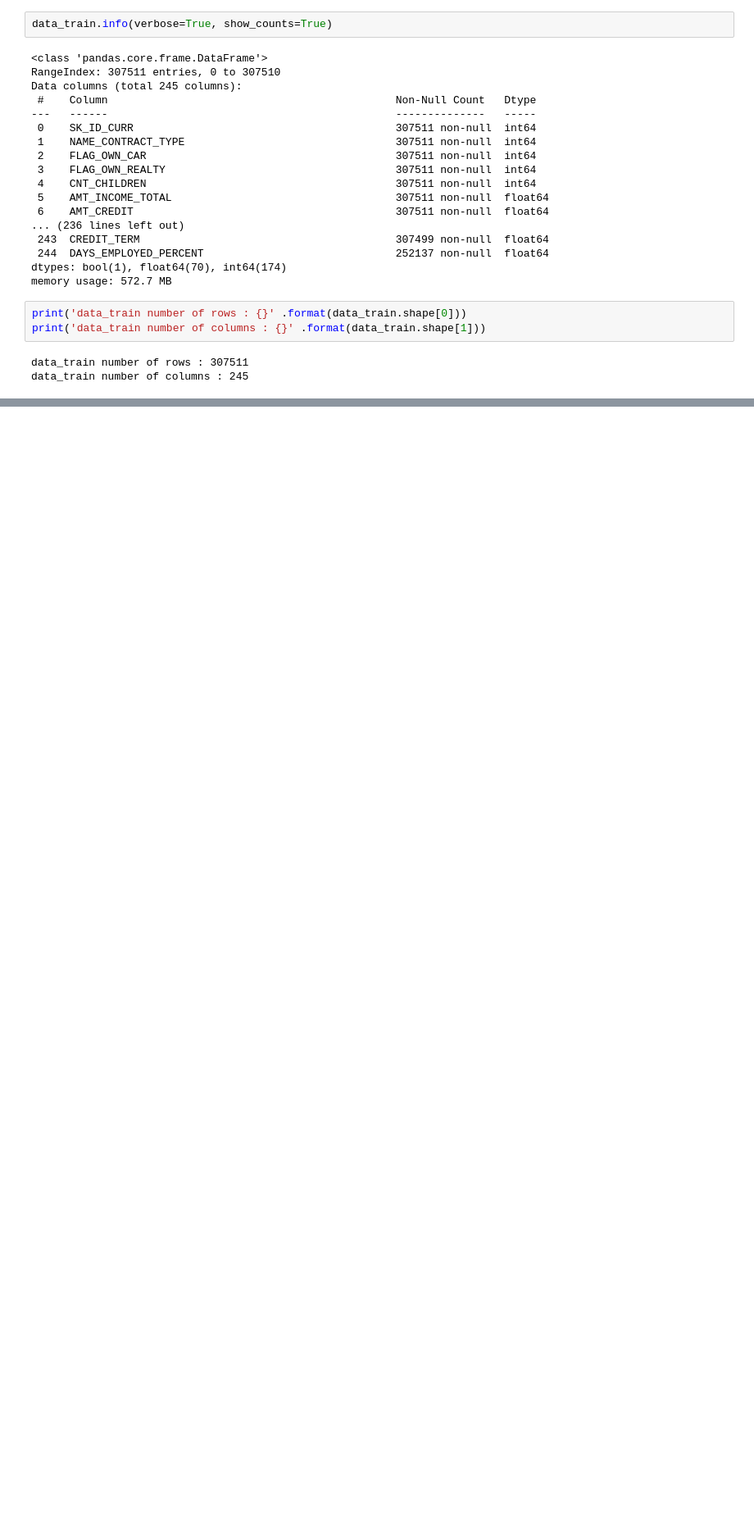
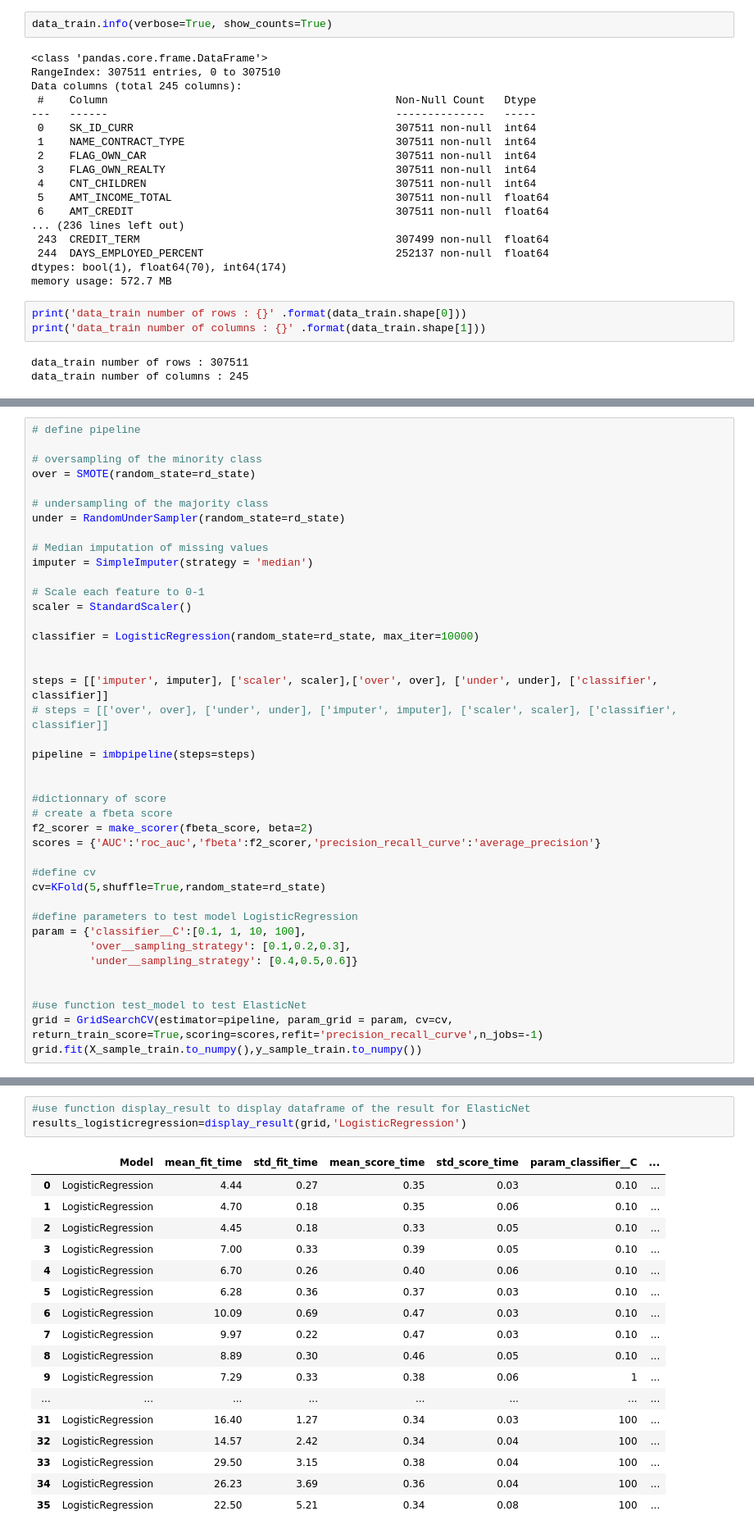
Before and after one commit to HuguesMAP/OC-P7-Impl-mentez-un-mod-le-de-scoring, a Jupyter notebook: Projet 7 - Implémentez un modèle de scoring - Modélisation.ipynb, the cells around one changed output, grey strips where cells are left out. Shown at 82% size. Drawn from its saved outputs; the diff is of its cells as text; blank space fills up the shorter version.

Commit message:
Add LogisticRegression in modelisation

```diff
--- a/Projet 7 - Implémentez un modèle de scoring - Modélisation.ipynb
+++ b/Projet 7 - Implémentez un modèle de scoring - Modélisation.ipynb
@@ -105,0 +201,41 @@ data_train number of columns : 245
+# %%
+# define pipeline
+
+# oversampling of the minority class
+over = SMOTE(random_state=rd_state)
+
+# undersampling of the majority class
+under = RandomUnderSampler(random_state=rd_state)
+
+# Median imputation of missing values
+imputer = SimpleImputer(strategy = 'median')
+
+# Scale each feature to 0-1
+scaler = StandardScaler()
+
+classifier = LogisticRegression(random_state=rd_state, max_iter=10000)
+
+
+steps = [['imputer', imputer], ['scaler', scaler],['over', over], ['under', under], ['classifier', classifier]]
+# steps = [['over', over], ['under', under], ['imputer', imputer], ['scaler', scaler], ['classifier', classifier]]
+
+pipeline = imbpipeline(steps=steps)
+
+
+#dictionnary of score
+# create a fbeta score
+f2_scorer = make_scorer(fbeta_score, beta=2)
+scores = {'AUC':'roc_auc','fbeta':f2_scorer,'precision_recall_curve':'average_precision'}
+
+#define cv
+cv=KFold(5,shuffle=True,random_state=rd_state)
+
+#define parameters to test model LogisticRegression
+param = {'classifier__C':[0.1, 1, 10, 100],
+         'over__sampling_strategy': [0.1,0.2,0.3],
+         'under__sampling_strategy': [0.4,0.5,0.6]}
+
+
+#use function test_model to test ElasticNet
+grid = GridSearchCV(estimator=pipeline, param_grid = param, cv=cv, return_train_score=True,scoring=scores,refit='precision_recall_curve',n_jobs=-1)
+grid.fit(X_sample_train.to_numpy(),y_sample_train.to_numpy())
@@ -105,0 +261,21 @@ data_train number of columns : 245
+# %%
+#use function display_result to display dataframe of the result for ElasticNet
+results_logisticregression=display_result(grid,'LogisticRegression')
+# %% [output]
+|  | Model | mean_fit_time | std_fit_time | mean_score_time | std_score_time | param_classifier__C | ... |
+| 0 | LogisticRegression | 4.44 | 0.27 | 0.35 | 0.03 | 0.10 | ... |
+| 1 | LogisticRegression | 4.70 | 0.18 | 0.35 | 0.06 | 0.10 | ... |
+| 2 | LogisticRegression | 4.45 | 0.18 | 0.33 | 0.05 | 0.10 | ... |
+| 3 | LogisticRegression | 7.00 | 0.33 | 0.39 | 0.05 | 0.10 | ... |
+| 4 | LogisticRegression | 6.70 | 0.26 | 0.40 | 0.06 | 0.10 | ... |
+| 5 | LogisticRegression | 6.28 | 0.36 | 0.37 | 0.03 | 0.10 | ... |
+| 6 | LogisticRegression | 10.09 | 0.69 | 0.47 | 0.03 | 0.10 | ... |
+| 7 | LogisticRegression | 9.97 | 0.22 | 0.47 | 0.03 | 0.10 | ... |
+| 8 | LogisticRegression | 8.89 | 0.30 | 0.46 | 0.05 | 0.10 | ... |
+| 9 | LogisticRegression | 7.29 | 0.33 | 0.38 | 0.06 | 1 | ... |
+| ... | ... | ... | ... | ... | ... | ... | ... |
+| 31 | LogisticRegression | 16.40 | 1.27 | 0.34 | 0.03 | 100 | ... |
+| 32 | LogisticRegression | 14.57 | 2.42 | 0.34 | 0.04 | 100 | ... |
+| 33 | LogisticRegression | 29.50 | 3.15 | 0.38 | 0.04 | 100 | ... |
+| 34 | LogisticRegression | 26.23 | 3.69 | 0.36 | 0.04 | 100 | ... |
+| 35 | LogisticRegression | 22.50 | 5.21 | 0.34 | 0.08 | 100 | ... |
```
Also changed, not shown: parts of 13 cells of this notebook.
